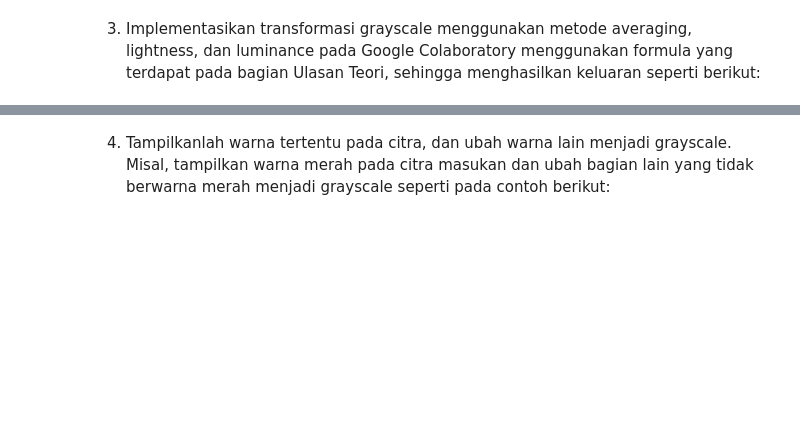
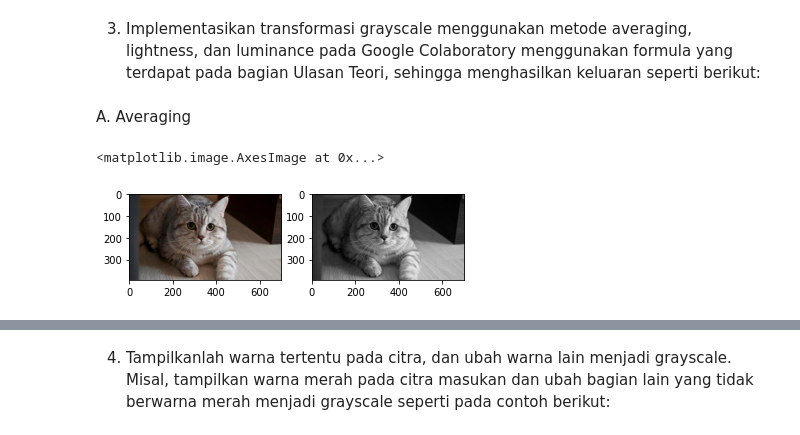
Before and after one commit to mukhammadarifin/PCVK_Genap_2021, a Jupyter notebook: Minggu_3.ipynb, the cells around one changed output, grey strips where cells are left out. Saved outputs shown, nothing was run; the diff lists cells and outputs as text; code cells hidden in the pictures; blank space fills up the shorter version.

```diff
--- a/Minggu_3.ipynb
+++ b/Minggu_3.ipynb
@@ -135,3 +135,17 @@ Masukan nilai kecerahan: 30
 3. Implementasikan transformasi grayscale menggunakan metode averaging, lightness,
 dan luminance pada Google Colaboratory menggunakan formula yang terdapat pada
 bagian Ulasan Teori, sehingga menghasilkan keluaran seperti berikut:
+# %% [markdown]
+A. Averaging
+# %%
+img = cv.imread('/content/drive/MyDrive/image/kuciang.jpg')
+color_img = cv.cvtColor(img, cv.COLOR_BGR2RGB)
+
+gray_img = np.mean(color_img, axis=2)
+
+f, ax = plt.subplots(1,2)
+ax[0].imshow(color_img)
+ax[1].imshow(gray_img, cmap = 'gray')
+# %% [output]
+<matplotlib.image.AxesImage at 0x...>
+[figure, added]
```
Also changed, not shown: parts of 5 cells of this notebook.
